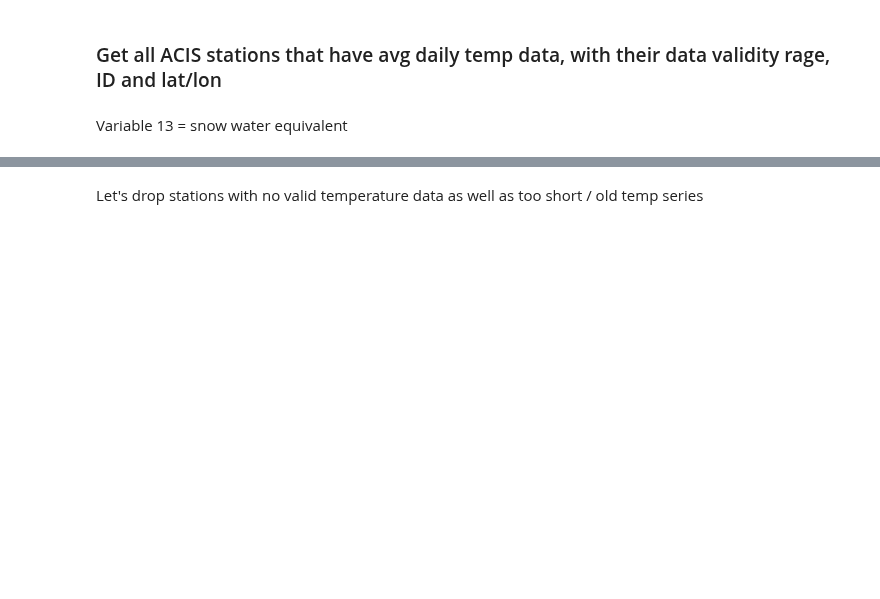
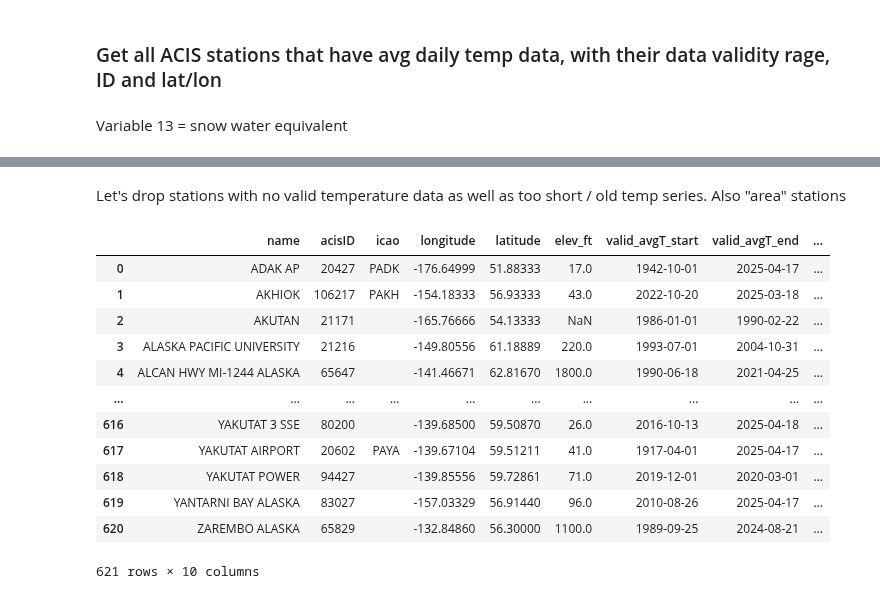
Before and after one commit to chryss/riverice, a Jupyter notebook: JupyterNotebooks/ACIS_API_explore.ipynb, the cells around one changed output, grey strips where cells are left out. Cells and saved outputs as stored; diff of their text form; code cells hidden in the pictures; blank space fills up the shorter version.

```diff
--- a/JupyterNotebooks/ACIS_API_explore.ipynb
+++ b/JupyterNotebooks/ACIS_API_explore.ipynb
@@ -63,11 +101,26 @@ stationDF
 # %% [markdown]
-Let's drop stations with no valid temperature data as well as too short / old temp series
+Let's drop stations with no valid temperature data as well as too short / old temp series. Also "area" stations
 # %%
 stationDF = stationDF[~(stationDF.valid_avgT_start=='')]
+stationDF = stationDF[~(stationDF.name.str.endswith(' Area'))]
 stationDF = stationDF[stationDF.valid_avgT_end > '1990']
 stationDF = stationDF.sort_values(by='name')
 stationDF = stationDF.reset_index(drop=True)
 stationDF
+# %% [output]
+|  | name | acisID | icao | longitude | latitude | elev_ft | valid_avgT_start | valid_avgT_end | ... |
+| 0 | ADAK AP | 20427 | PADK | -176.64999 | 51.88333 | 17.0 | 1942-10-01 | 2025-04-17 | ... |
+| 1 | AKHIOK | 106217 | PAKH | -154.18333 | 56.93333 | 43.0 | 2022-10-20 | 2025-03-18 | ... |
+| 2 | AKUTAN | 21171 |  | -165.76666 | 54.13333 | NaN | 1986-01-01 | 1990-02-22 | ... |
+| 3 | ALASKA PACIFIC UNIVERSITY | 21216 |  | -149.80556 | 61.18889 | 220.0 | 1993-07-01 | 2004-10-31 | ... |
+| 4 | ALCAN HWY MI-1244 ALASKA | 65647 |  | -141.46671 | 62.81670 | 1800.0 | 1990-06-18 | 2021-04-25 | ... |
+| ... | ... | ... | ... | ... | ... | ... | ... | ... | ... |
+| 616 | YAKUTAT 3 SSE | 80200 |  | -139.68500 | 59.50870 | 26.0 | 2016-10-13 | 2025-04-18 | ... |
+| 617 | YAKUTAT AIRPORT | 20602 | PAYA | -139.67104 | 59.51211 | 41.0 | 1917-04-01 | 2025-04-17 | ... |
+| 618 | YAKUTAT POWER | 94427 |  | -139.85556 | 59.72861 | 71.0 | 2019-12-01 | 2020-03-01 | ... |
+| 619 | YANTARNI BAY ALASKA | 83027 |  | -157.03329 | 56.91440 | 96.0 | 2010-08-26 | 2025-04-17 | ... |
+| 620 | ZAREMBO ALASKA | 65829 |  | -132.84860 | 56.30000 | 1100.0 | 1989-09-25 | 2024-08-21 | ... |
+621 rows × 10 columns
 # %%
 stationDF.to_csv(outdir / "ACIS_stations_AK_cleaned.csv")
 # %%
```
Also changed, not shown: parts of 8 cells of this notebook, 9 other files.
